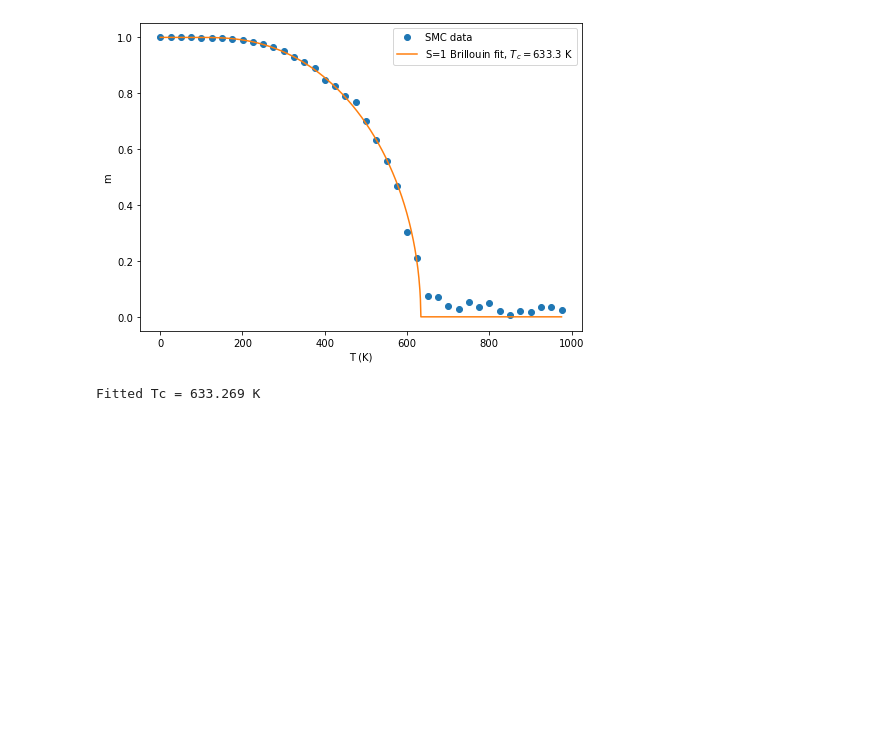
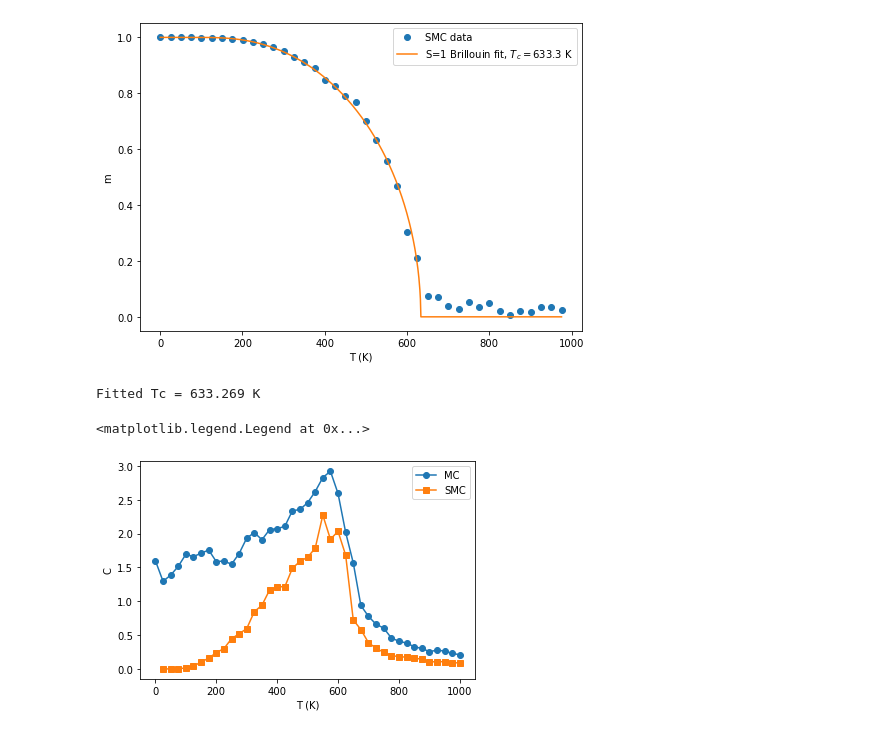
Before and after one commit to Salgi15/vampire_lq, a Jupyter notebook: check_mag.ipynb, the cells around one changed output. Cells and saved outputs as stored; diff of their text form; code cells hidden in the pictures; blank space fills up the shorter version.

```diff
--- a/check_mag.ipynb
+++ b/check_mag.ipynb
@@ -283,3 +283,43 @@ print(f"Fitted Tc = {Tc_fit:.3f} K")
 # %% [output]
 [figure]
 Fitted Tc = 633.269 K
+# %%
+second_col = [
+0.2, 25.2, 50.2, 75.2, 100.2, 125.2, 150.2, 175.2, 200.2, 225.2,
+250.2, 275.2, 300.2, 325.2, 350.2, 375.2, 400.2, 425.2, 450.2, 475.2,
+500.2, 525.2, 550.2, 575.2, 600.2, 625.2, 650.2, 675.2, 700.2, 725.2,
+750.2, 775.2, 800.2, 825.2, 850.2, 875.2, 900.2, 925.2, 950.2, 975.2,
+1000.2
+]
+
+last_col = [
+1.59826, 1.29472, 1.38441, 1.51508, 1.69314, 1.6594, 1.70876, 1.75678, 1.58448, 1.59493,
+1.54551, 1.70388, 1.93273, 2.01324, 1.90842, 2.05657, 2.07319, 2.10498, 2.33521, 2.35561,
+2.45488, 2.61994, 2.82621, 2.91984, 2.59141, 2.01661, 1.5666, 0.936987, 0.776184, 0.659382,
+0.603701, 0.457819, 0.408199, 0.383086, 0.328015, 0.301805, 0.256712, 0.275123, 0.264868, 0.229048,
+0.209617
+]
+
+second_colq = [
+25.2, 50.2, 75.2, 100.2, 125.2, 150.2, 175.2, 200.2, 225.2, 250.2,
+275.2, 300.2, 325.2, 350.2, 375.2, 400.2, 425.2, 450.2, 475.2, 500.2,
+525.2, 550.2, 575.2, 600.2, 625.2, 650.2, 675.2, 700.2, 725.2, 750.2,
+775.2, 800.2, 825.2, 850.2, 875.2, 900.2, 925.2, 950.2, 975.2, 1000.2
+]
+
+last_colq = [
+8.14957e-09, 0.000203017, 0.00342734, 0.0134533, 0.0406264, 0.101402, 0.158208, 0.241402,
+0.298994, 0.446089, 0.518918, 0.595408, 0.845755, 0.940375, 1.16465, 1.21707, 1.21201,
+1.48621, 1.5895, 1.64887, 1.78408, 2.27094, 1.9155, 2.03204, 1.68122, 0.724681, 0.581046,
+0.386966, 0.305914, 0.245262, 0.19702, 0.182141, 0.173053, 0.161453, 0.142271, 0.104952,
+0.105543, 0.108054, 0.0875731, 0.0921024
+]
+# %%
+plt.plot(second_col, last_col, marker='o', label ='MC')
+plt.plot(second_colq, last_colq, marker='s', label ='SMC')
+plt.xlabel('T (K)')
+plt.ylabel('C')
+plt.legend()
+# %% [output]
+<matplotlib.legend.Legend at 0x...>
+[figure, added]
```
Also changed, not shown: parts of 3 cells of this notebook, 9 other files.
